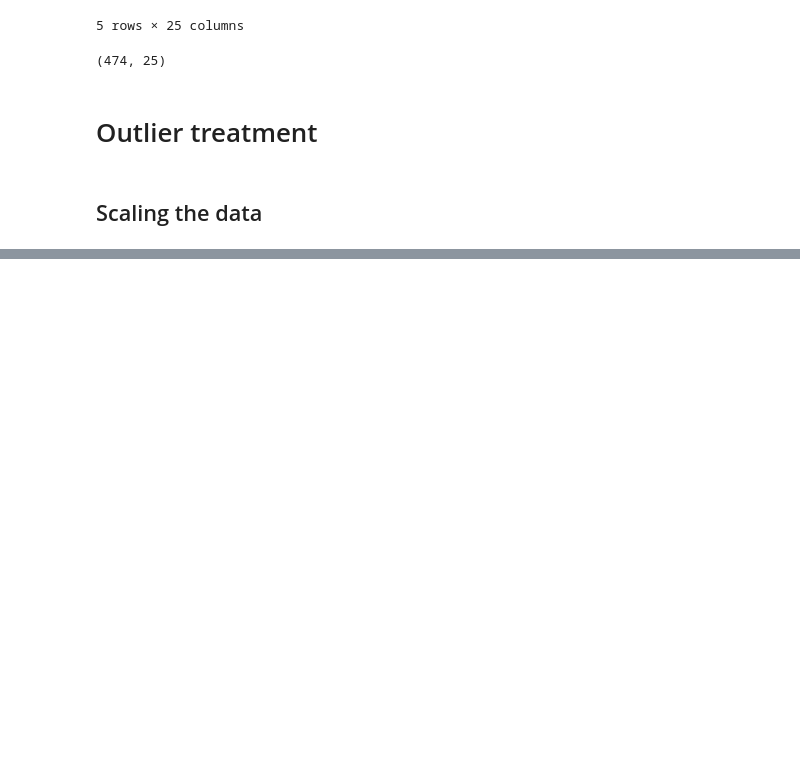
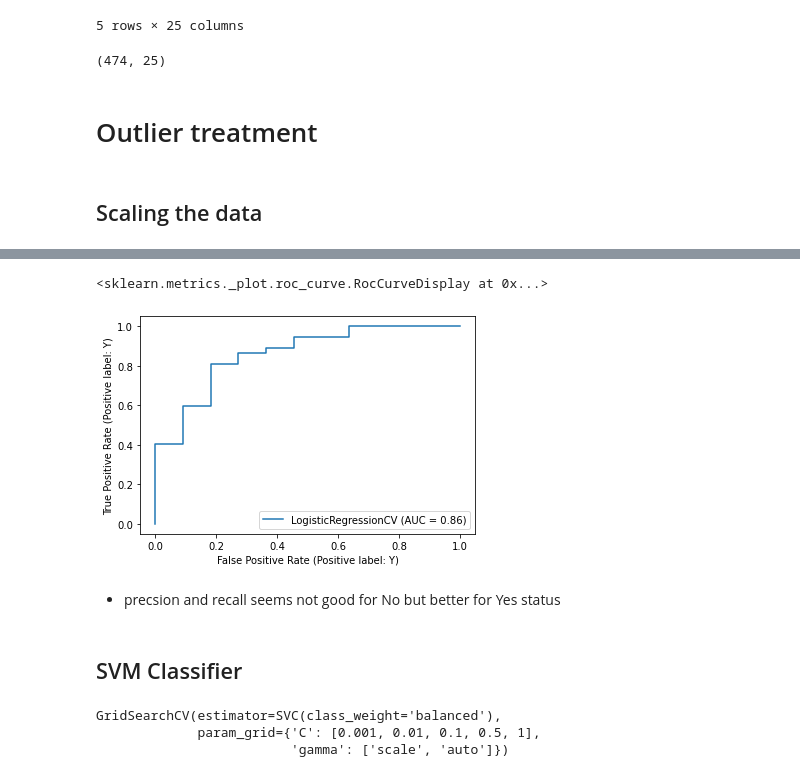
Before and after one commit to proton029/InternshipDataScience_banking, a Jupyter notebook: Data_Analytics.ipynb, the cells around one changed output, grey strips where cells are left out. Drawn from its saved outputs; the diff is of its cells as text; code cells hidden in the pictures; blank space fills up the shorter version.

```diff
--- a/Data_Analytics.ipynb
+++ b/Data_Analytics.ipynb
@@ -967,0 +1051,9 @@ df2.head()
+# %%
+plot_roc_curve(logModel,X_test_scaled,y_test)
+# %% [output]
+<sklearn.metrics._plot.roc_curve.RocCurveDisplay at 0x...>
+[figure, added]
+# %% [markdown]
+- precsion and recall seems not good for No but better for Yes status
+# %% [markdown]
+## SVM Classifier
@@ -967,0 +1067,6 @@ df2.head()
+# %%
+grid.fit(X_train_scaled,y_train)
+# %% [output]
+GridSearchCV(estimator=SVC(class_weight='balanced'),
+             param_grid={'C': [0.001, 0.01, 0.1, 0.5, 1],
+                         'gamma': ['scale', 'auto']})
```
Also changed, not shown: parts of 81 cells of this notebook.
